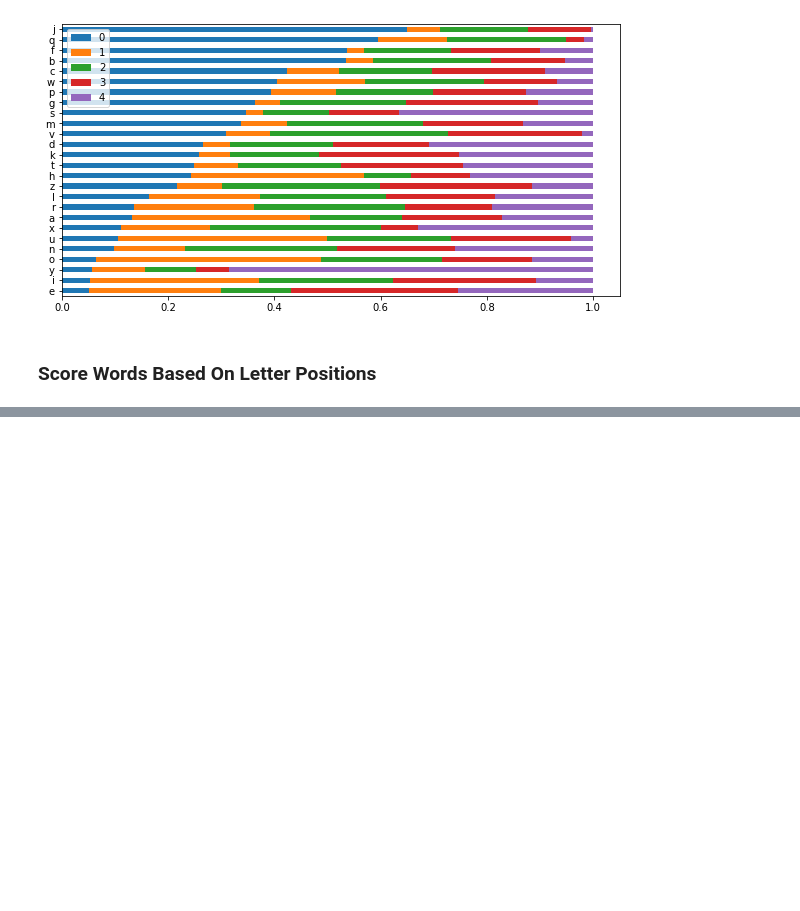
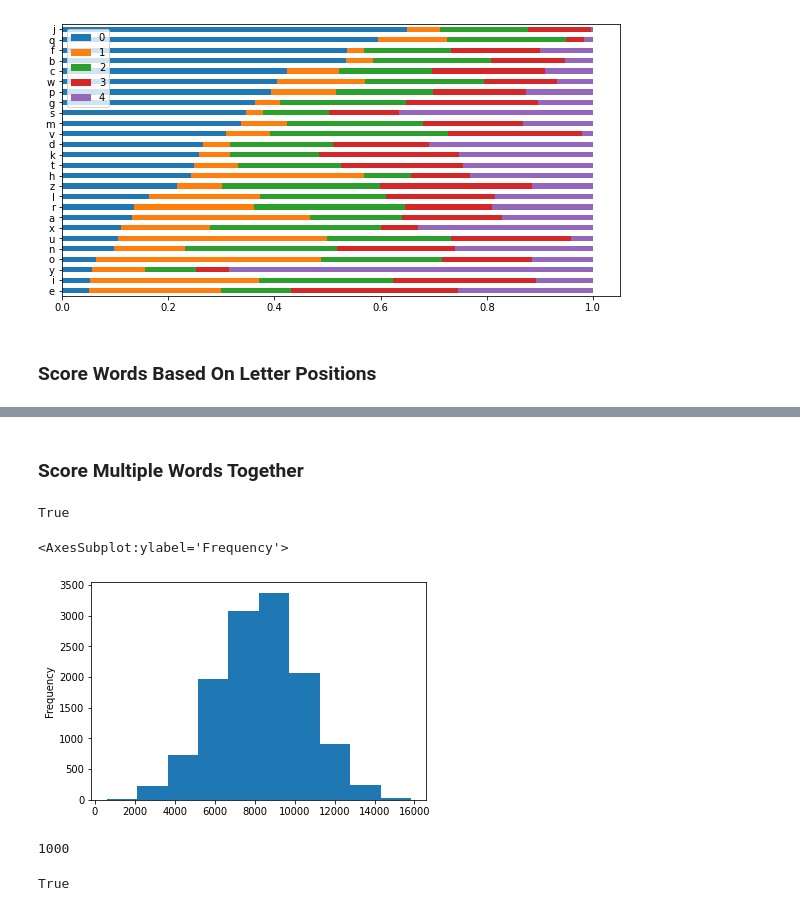
Before and after one commit to kjprice/wordle-hack, a Jupyter notebook: notebooks/Letter Frequency.ipynb, the cells around one changed output, grey strips where cells are left out. Cells and saved outputs as stored; diff of their text form; code cells hidden in the pictures; blank space fills up the shorter version.

Commit message:
Get highest scoring word groups

```diff
--- a/notebooks/Letter Frequency.ipynb
+++ b/notebooks/Letter Frequency.ipynb
@@ -107,0 +114,2 @@ word_scores_df.sort_values('score', ascending=False, inplace=True)
+# %% [markdown]
+### Score Multiple Words Together
@@ -107,0 +119,9 @@ word_scores_df.sort_values('score', ascending=False, inplace=True)
+# %%
+b - a == b
+# %% [output]
+True
+# %%
+word_scores_df.score.plot.hist()
+# %% [output]
+<AxesSubplot:ylabel='Frequency'>
+[figure, added]
@@ -107,0 +132,8 @@ word_scores_df.sort_values('score', ascending=False, inplace=True)
+# %%
+len(high_scores_df)
+# %% [output]
+1000
+# %%
+{1, 2} - {3} == {1, 2}
+# %% [output]
+True
```
Also changed, not shown: parts of 12 cells of this notebook.
